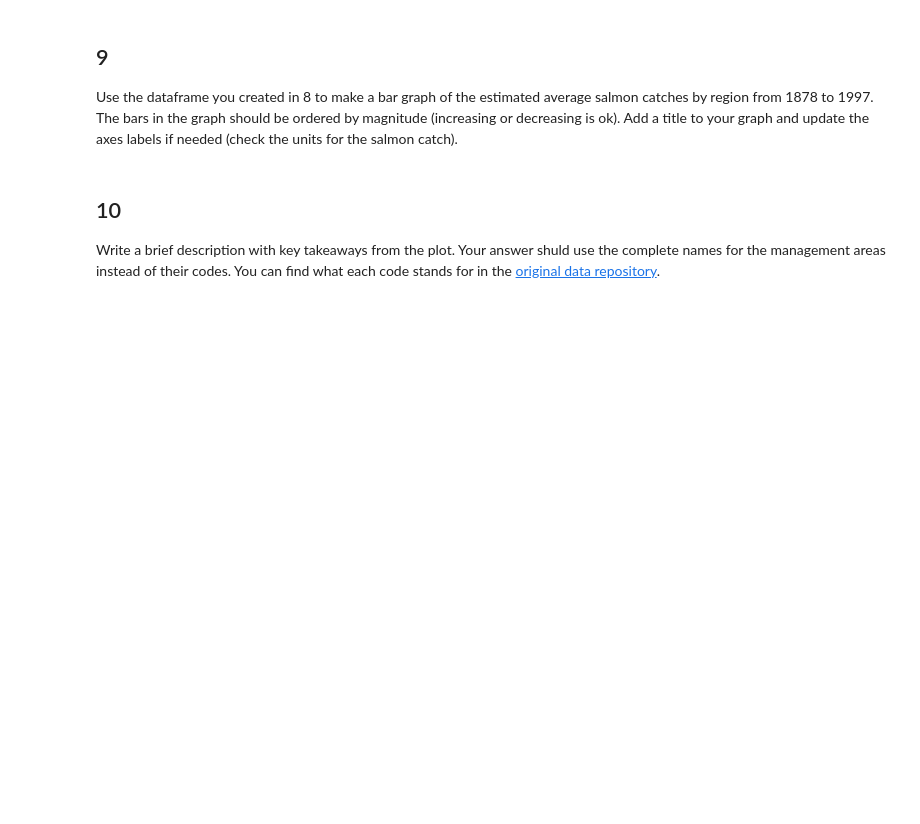
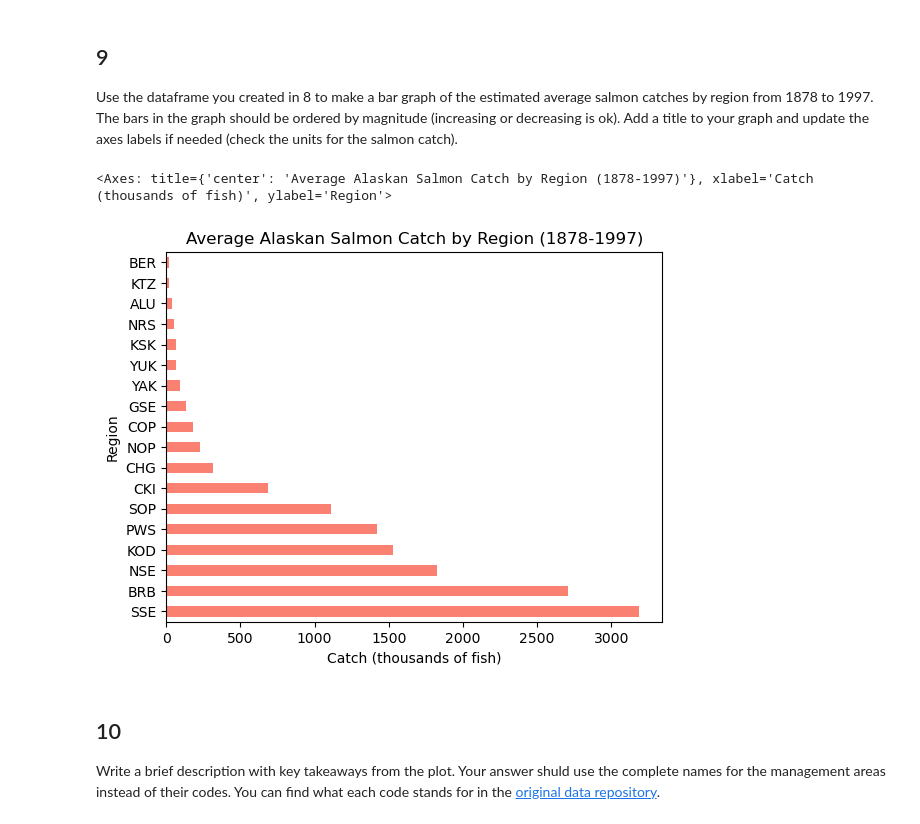
Before and after one commit to NatBonnet/eds220-hwk2, a Jupyter notebook: task2/hwk2-task2-salmon.ipynb, the cells around one changed output. Saved outputs shown, nothing was run; the diff lists cells and outputs as text; code cells hidden in the pictures; blank space fills up the shorter version.

```diff
--- a/task2/hwk2-task2-salmon.ipynb
+++ b/task2/hwk2-task2-salmon.ipynb
@@ -203,8 +223,10 @@ In the next cell:
 # %% [markdown]
 <!-- BEGIN QUESTION -->
 # %%
-#
-catch_1 = catch_data["Catch"].loc(catch_I)
+# Update the value in 'Catch' column at row positon 400 to 1
+catch_data["Catch"].at[400] = 1
+
+catch_1 = catch_data["Catch"].loc[400]
 
 # Print catch_1
 catch_1
@@ -223,0 +243,9 @@ catch_column_type
+# %%
+# 1. Update "Catch" values to be type int64
+catch_data["Catch"] = catch_data["Catch"].astype(np.int64)
+
+# 2. Find the data type of the reassigned "Catch" column
+catch_column_type = catch_data["Catch"].dtypes
+
+# Print result
+catch_column_type
@@ -233,0 +263,6 @@ avg_region
+# %%
+# Create a new data frame with the mean values from "Catch" column by unique values in "Region" column
+avg_region = catch_data.groupby("Region")["Catch"].mean()
+
+# Display new data frame
+avg_region
@@ -241,6 +299,16 @@ grader.check("q8")
 ## 9
 
 Use the dataframe you created in 8 to make a bar graph of the estimated average salmon catches by region from 1878 to 1997. The bars in the graph should be ordered by magnitude (increasing or decreasing is ok). Add a title  to your graph and update the axes labels if needed (check the units for the salmon catch).
+# %%
+# Plot avg_region dataframe with default index as region and values arranged horizontally in "barh"
+# Sort by increasing values
+avg_region.sort_values(ascending=False).plot(kind = "barh",
+                             title = "Average Alaskan Salmon Catch by Region (1878-1997)",
+                             xlabel = "Catch (thousands of fish)", # Specify x label as catch, y is not needed because index is region
+                             color = "salmon") # Color bars
+# %% [output]
+<Axes: title={'center': 'Average Alaskan Salmon Catch by Region (1878-1997)'}, xlabel='Catch (thousands of fish)', ylabel='Region'>
+[figure, added]
 # %% [markdown]
 <!-- END QUESTION -->
 
```
Also changed, not shown: parts of 11 cells of this notebook.
